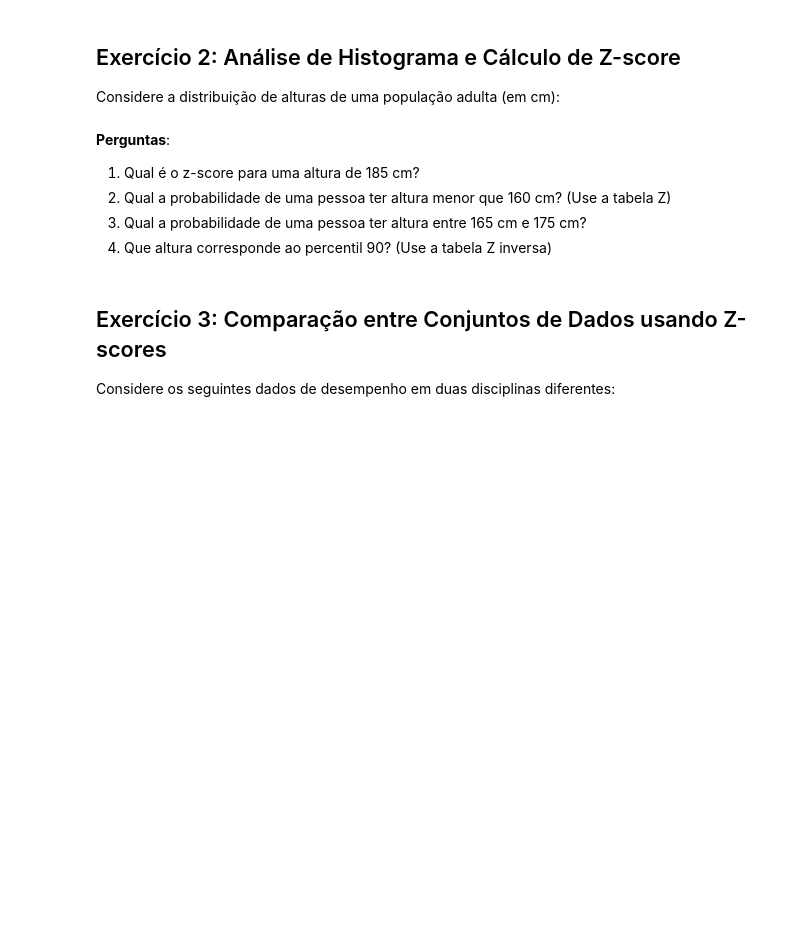
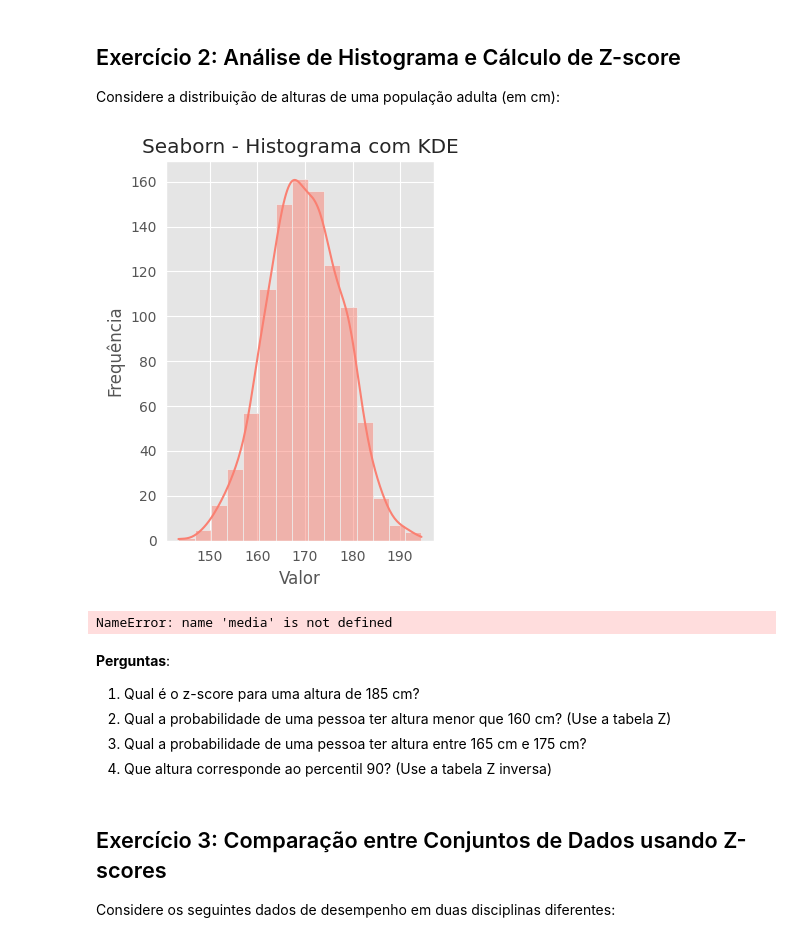
Before and after one commit to diegofloriano/data_science_2025, a Jupyter notebook: notebooks/lab04_Exercicios.ipynb, the cells around one changed output. Saved outputs shown, nothing was run; the diff lists cells and outputs as text; code cells hidden in the pictures; blank space fills up the shorter version.

```diff
--- a/notebooks/lab04_Exercicios.ipynb
+++ b/notebooks/lab04_Exercicios.ipynb
@@ -46,14 +73,24 @@ Considere a distribuição de alturas de uma população adulta (em cm):
 # %%
 # Dados de altura
 alturas = np.random.normal(170, 8, 1000)
 
 # Plot o histograma
 
+plt.subplot(1, 2, 2)
+sns.histplot(data=alturas, bins=15, kde=True, color='salmon')
+plt.title('Seaborn - Histograma com KDE')
+plt.xlabel('Valor')
+plt.ylabel('Frequência')
+plt.tight_layout()
+plt.show()
 
 # Complete o código para mostrar as Estatísticas descritivas
 
 print(f"Média: {media:.2f} cm")
 print(f"Desvio padrão: {desvio_padrao:.2f} cm")
+# %% [output]
+[figure, added]
+NameError: name 'media' is not defined
 # %% [markdown]
 **Perguntas**:
 1. Qual é o z-score para uma altura de 185 cm?
```
Also changed, not shown: parts of 3 cells of this notebook.
